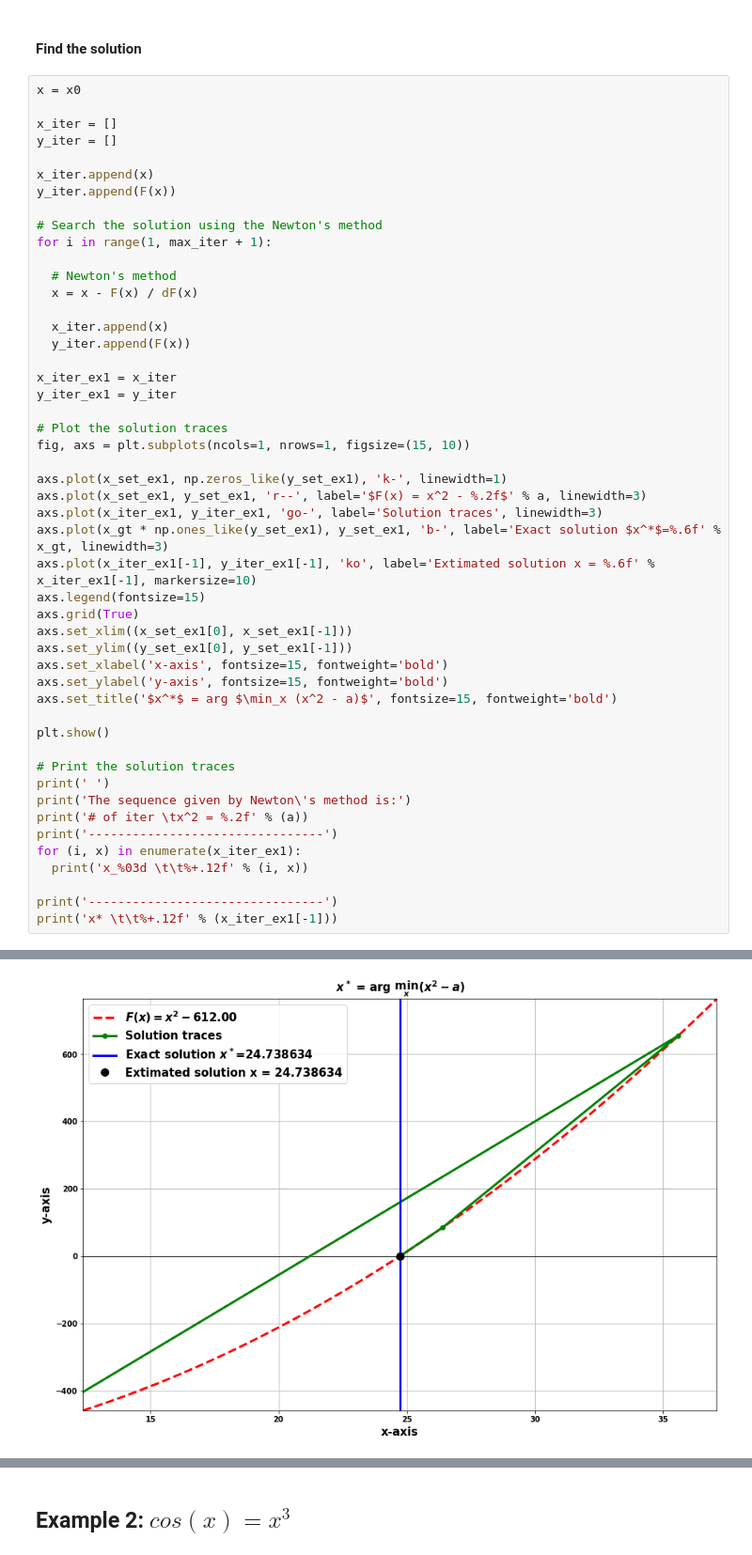
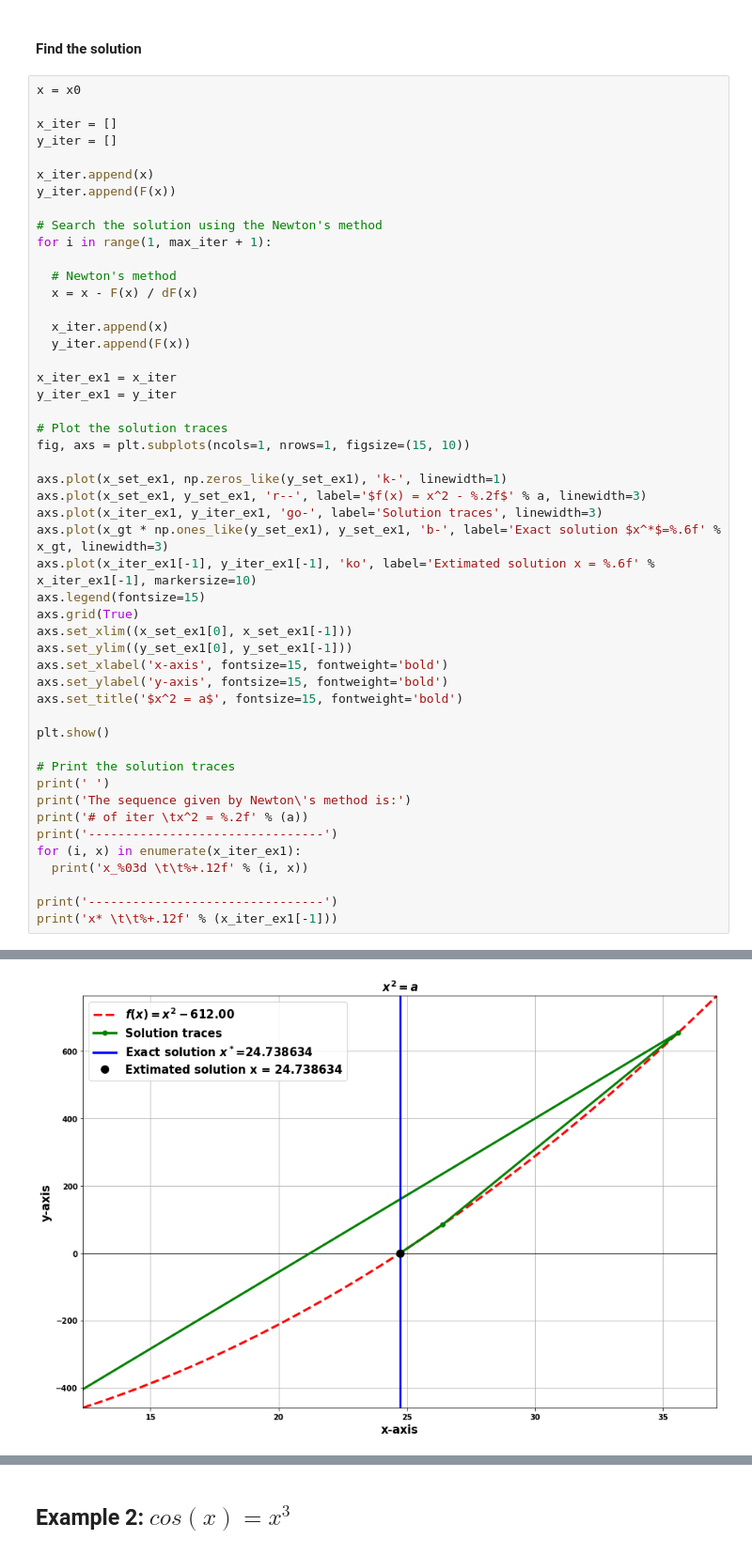
Before and after one commit to hanyoseob/lecture_optimization, a Jupyter notebook: chapter06_Newton's_method.ipynb, the cells around one changed output, grey strips where cells are left out. Shown: that part at 94% size. Drawn from its saved outputs; the diff is of its cells as text.

```diff
--- a/chapter06_Newton's_method.ipynb
+++ b/chapter06_Newton's_method.ipynb
@@ -116,36 +116,36 @@ y_iter_ex1 = y_iter
 
 # Plot the solution traces
 fig, axs = plt.subplots(ncols=1, nrows=1, figsize=(15, 10))
 
 axs.plot(x_set_ex1, np.zeros_like(y_set_ex1), 'k-', linewidth=1)
-axs.plot(x_set_ex1, y_set_ex1, 'r--', label='$F(x) = x^2 - %.2f$' % a, linewidth=3)
+axs.plot(x_set_ex1, y_set_ex1, 'r--', label='$f(x) = x^2 - %.2f$' % a, linewidth=3)
 axs.plot(x_iter_ex1, y_iter_ex1, 'go-', label='Solution traces', linewidth=3)
 axs.plot(x_gt * np.ones_like(y_set_ex1), y_set_ex1, 'b-', label='Exact solution $x^*$=%.6f' % x_gt, linewidth=3)
 axs.plot(x_iter_ex1[-1], y_iter_ex1[-1], 'ko', label='Extimated solution x = %.6f' % x_iter_ex1[-1], markersize=10)
 axs.legend(fontsize=15)
 axs.grid(True)
 axs.set_xlim((x_set_ex1[0], x_set_ex1[-1]))
 axs.set_ylim((y_set_ex1[0], y_set_ex1[-1]))
 axs.set_xlabel('x-axis', fontsize=15, fontweight='bold')
 axs.set_ylabel('y-axis', fontsize=15, fontweight='bold')
-axs.set_title('$x^*$ = arg $\min_x (x^2 - a)$', fontsize=15, fontweight='bold')
+axs.set_title('$x^2 = a$', fontsize=15, fontweight='bold')
 
 plt.show()
 
 # Print the solution traces
 print(' ')
 print('The sequence given by Newton\'s method is:')
 print('# of iter \tx^2 = %.2f' % (a))
 print('--------------------------------')
 for (i, x) in enumerate(x_iter_ex1):
   print('x_%03d \t\t%+.12f' % (i, x))
 
 print('--------------------------------')
 print('x* \t\t%+.12f' % (x_iter_ex1[-1]))
 # %% [output]
 findfont: Font family ['normal'] not found. Falling back to DejaVu Sans.
 findfont: Font family ['normal'] not found. Falling back to DejaVu Sans.
-[figure, old version]
+[figure, new version]
 The sequence given by Newton's method is:
 # of iter       x^2 = 612.00
 --------------------------------
```
Also changed, not shown: parts of 1 cell of this notebook.
